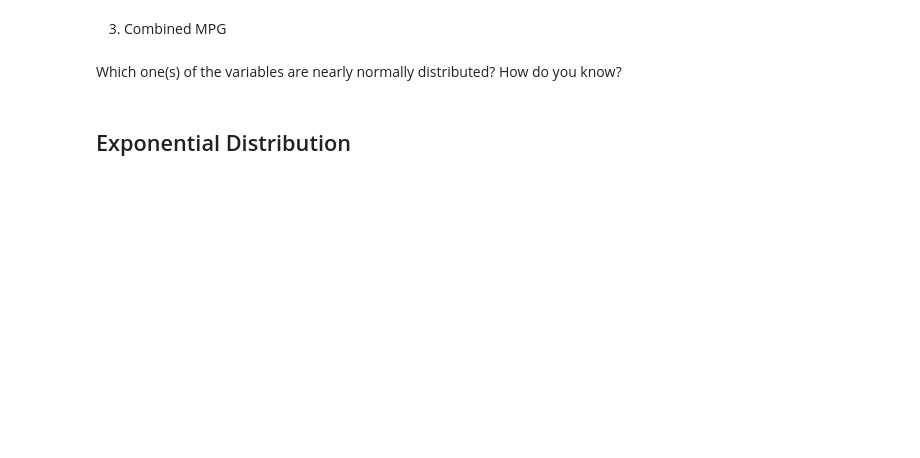
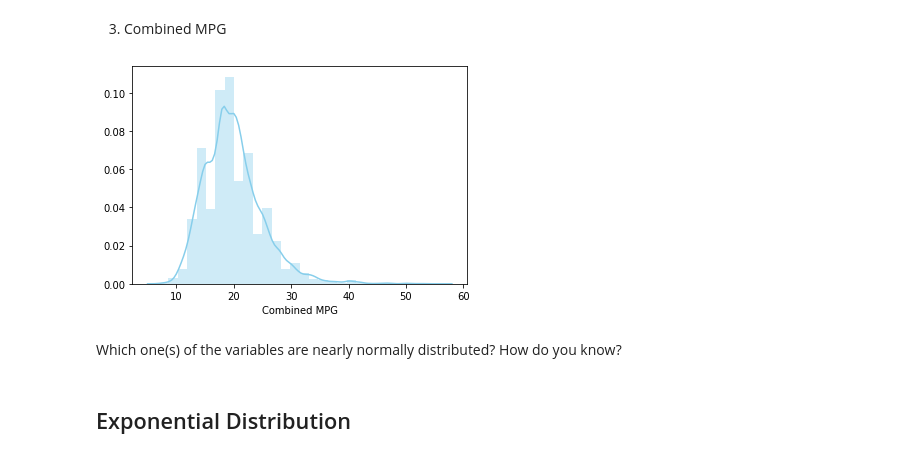
Before and after one commit to ironhack-datalabs/datamad0620, a Jupyter notebook: module-2/lab-continuous-probability-distribution/your-code/main.ipynb, the cells around one changed output. Saved outputs shown, nothing was run; the diff lists cells and outputs as text; code cells hidden in the pictures; blank space fills up the shorter version.

```diff
--- a/module-2/lab-continuous-probability-distribution/your-code/main.ipynb
+++ b/module-2/lab-continuous-probability-distribution/your-code/main.ipynb
@@ -169,3 +186,7 @@ Then plot the histograms for the following variables:
+# %%
+df_mpg = sns.distplot(df["Combined MPG"], bins=30, color='skyblue')
+# %% [output]
+[figure, added]
 # %% [markdown]
 Which one(s) of the variables are nearly normally distributed? How do you know?
 # %%
```
Also changed, not shown: parts of 11 cells of this notebook.
